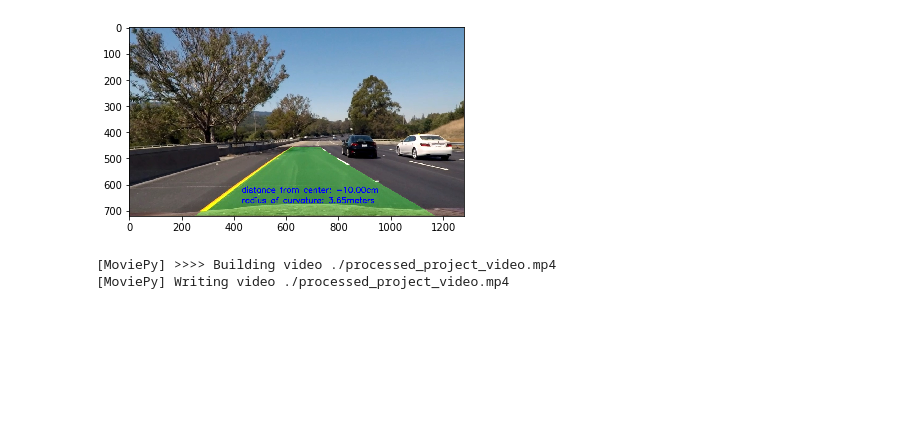
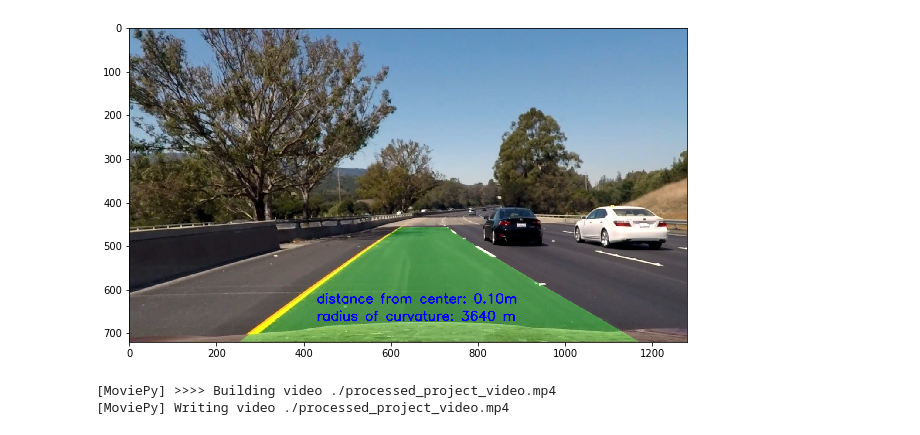
Before and after one commit to italojs/CarND-Advanced-Lane-Lines, a Jupyter notebook: step2_video_pipeline.ipynb, the cells around one changed output. Saved outputs shown, nothing was run; the diff lists cells and outputs as text; code cells hidden in the pictures; blank space fills up the shorter version.

Commit message:
changed the cuvature calculous and the distance scale

```diff
--- a/step2_video_pipeline.ipynb
+++ b/step2_video_pipeline.ipynb
@@ -359,31 +359,31 @@ def process_image(img):
     right_fitx = right.avgx
     yvals = left.fit_yvals
     lane_width = 3.7
-    off_center = -100*round(0.5*(right.line_base_pos-lane_width/2) +  0.5*(abs(left.line_base_pos)-lane_width/2),2)
+    off_center = (100*round(0.5*(right.line_base_pos-lane_width/2) +  0.5*(abs(left.line_base_pos)-lane_width/2),2))/100
 
     result = project_lane_lines(img,left_fitx,right_fitx,yvals)
 
     font = cv2.FONT_HERSHEY_SIMPLEX
-    str1 = str('distance from center: '+'{:.2f}'.format(off_center)+'cm')
+    str1 = str('distance from center: '+'{:.2f}'.format(off_center)+'m')
     cv2.putText(result,str1,(430,630), font, 1,(0,0,255),2,cv2.LINE_AA)
     if left.radius_of_curvature and right.radius_of_curvature:
-        curvature = 0.5*(round(right.radius_of_curvature/1000,1) + round(left.radius_of_curvature/1000,1))
-        str2 = str('radius of curvature: '+'{:.2f}'.format(curvature)+'meters')
+        curvature = 0.5*(round(right.radius_of_curvature,1) + round(left.radius_of_curvature,1))
+        str2 = str('radius of curvature: {:.0f}'.format(round(curvature))+' m')
         cv2.putText(result,str2,(430,670), font, 1,(0,0,255),2,cv2.LINE_AA)
 
     return result
 # %%
 left = Line(7)
 right = Line(7)
 img = plt.imread('test_images/test6.jpg')
 result = process_image(img)
 result = process_image(img)
 
-plt.figure()
+plt.figure(figsize=(10, 8))
 plt.imshow(result)
 plt.show()
 # %% [output]
-[figure, old version]
+[figure, new version]
 # %%
 left = Line(7)
 right = Line(7)
```
Also changed, not shown: 14 other files.
